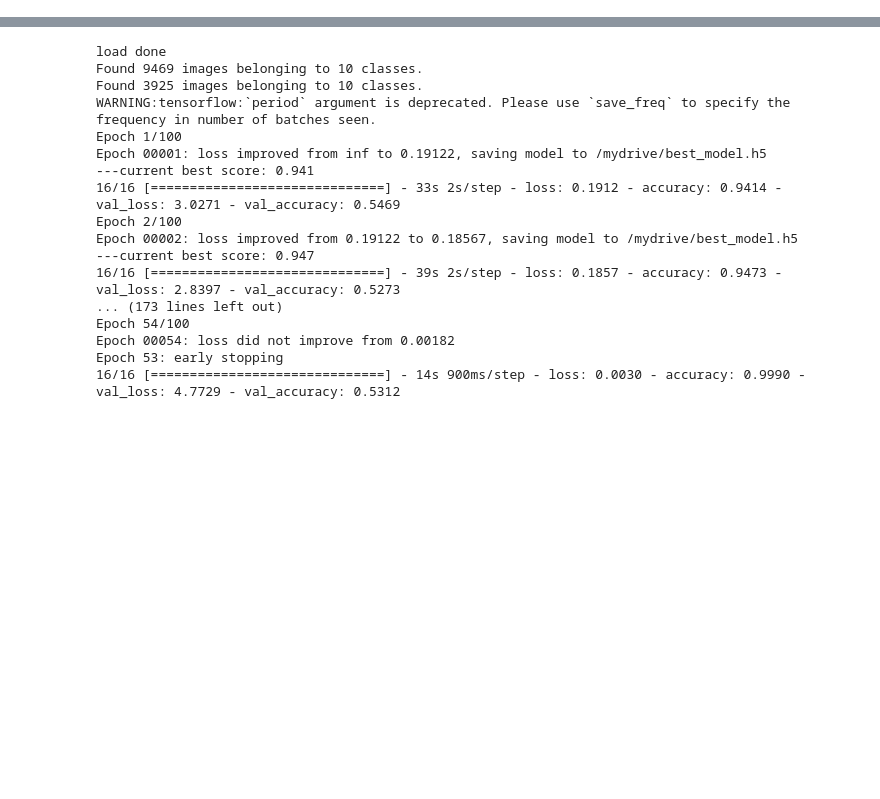
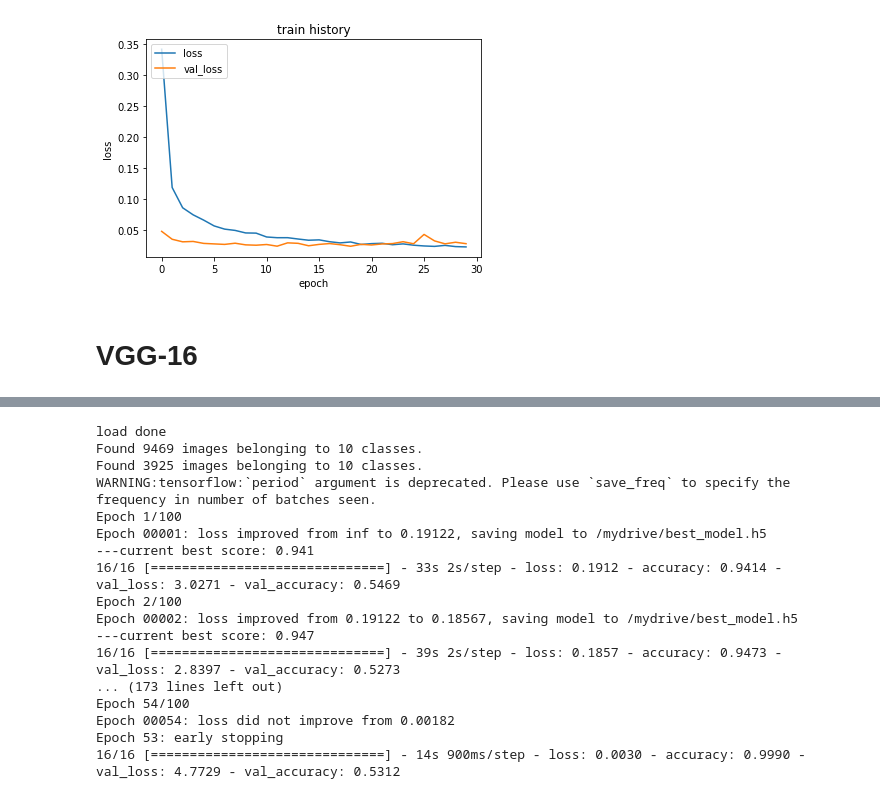
Before and after one commit to kotech1/computervision, a Jupyter notebook: 07_cnn2.ipynb, the cells around one changed output, grey strips where cells are left out. Saved outputs shown, nothing was run; the diff lists cells and outputs as text; code cells hidden in the pictures; blank space fills up the shorter version.

```diff
--- a/07_cnn2.ipynb
+++ b/07_cnn2.ipynb
@@ -5,0 +86,18 @@
+# %%
+model = keras.Sequential([
+    keras.layers.Conv2D(32, (3,3), activation='relu', input_shape=(28, 28, 1)),
+    keras.layers.MaxPooling2D((2,2)),
+    keras.layers.Conv2D(64, (3,3), activation='relu'),
+    keras.layers.MaxPooling2D((2,2)),
+    keras.layers.Conv2D(64, (3,3), activation='relu'),
+    keras.layers.Flatten(),
+    keras.layers.Dropout(0.5),
+    keras.layers.Dense(64, activation='relu'),
+    keras.layers.Dropout(0.5),
+    keras.layers.Dense(10, activation='softmax')
+])
+
+model.compile(optimizer='adam',
+              loss='categorical_crossentropy',
+              metrics=['accuracy'])
+history2 = model.fit(x_train, y_train, epochs=30, validation_data=(x_test,y_test))
@@ -5,0 +122,13 @@
+# %%
+# summarize history for accuracy
+plt.plot(history2.history['loss'])
+plt.plot(history2.history['val_loss'])
+plt.title('train history')
+plt.ylabel('loss')
+plt.xlabel('epoch')
+plt.legend(['loss', 'val_loss'], loc='upper left')
+plt.show()
+# %% [output]
+[figure, added]
+# %% [markdown]
+# VGG-16
```
Also changed, not shown: parts of 7 cells of this notebook.
